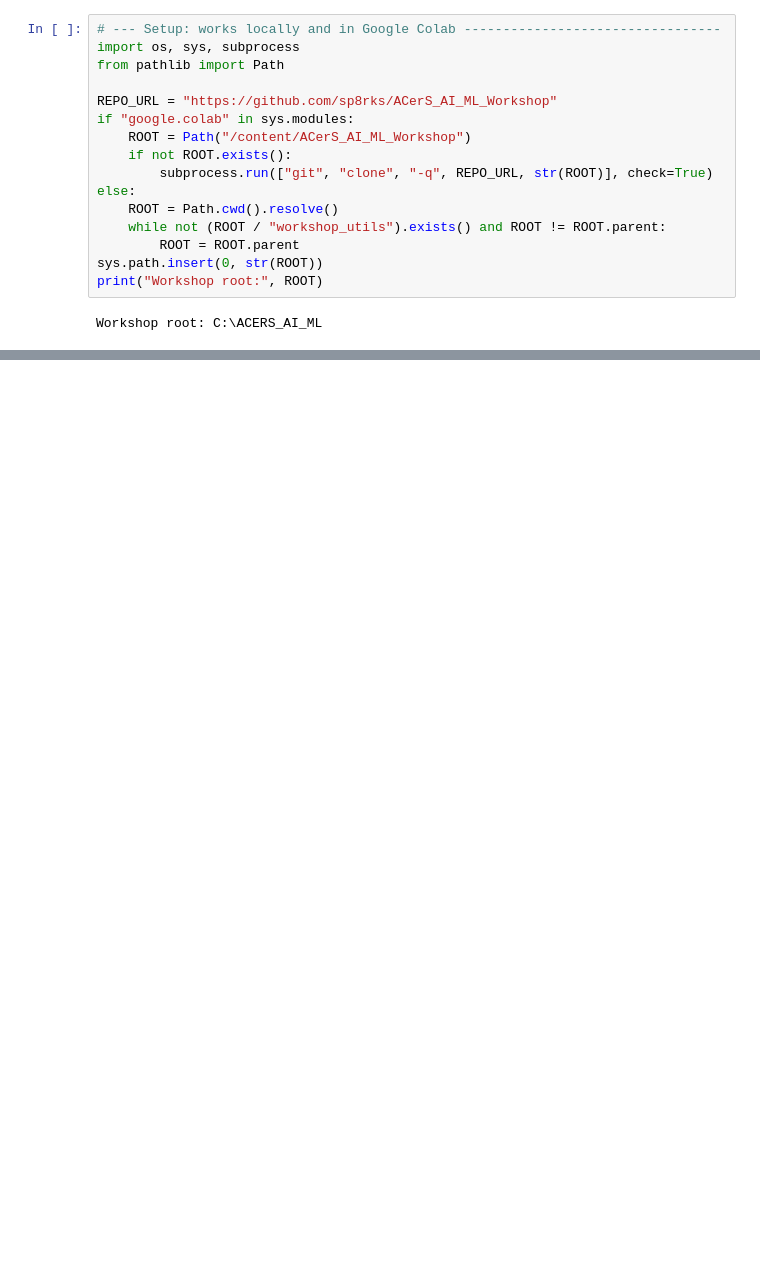
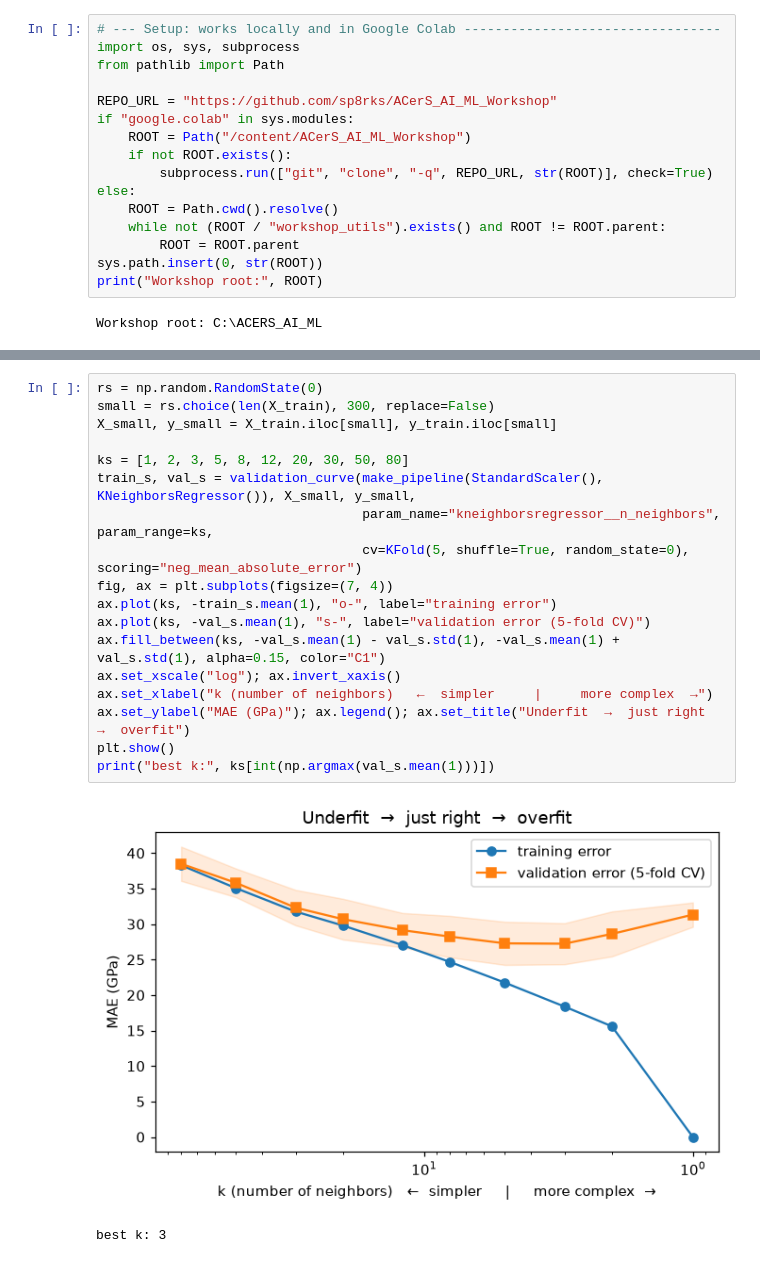
Before and after one commit to sp8rks/ACerS_AI_ML_Workshop, a Jupyter notebook: sessions/03_supervised_learning/03_supervised_learning.ipynb, the cells around one changed output, grey strips where cells are left out. Saved outputs shown, nothing was run; the diff lists cells and outputs as text; blank space fills up the shorter version.

```diff
--- a/sessions/03_supervised_learning/03_supervised_learning.ipynb
+++ b/sessions/03_supervised_learning/03_supervised_learning.ipynb
@@ -272,0 +190,21 @@ Free textbook: [*An Introduction to Statistical Learning*](https://www.statlearn
+# %%
+rs = np.random.RandomState(0)
+small = rs.choice(len(X_train), 300, replace=False)
+X_small, y_small = X_train.iloc[small], y_train.iloc[small]
+
+ks = [1, 2, 3, 5, 8, 12, 20, 30, 50, 80]
+train_s, val_s = validation_curve(make_pipeline(StandardScaler(), KNeighborsRegressor()), X_small, y_small,
+                                  param_name="kneighborsregressor__n_neighbors", param_range=ks,
+                                  cv=KFold(5, shuffle=True, random_state=0), scoring="neg_mean_absolute_error")
+fig, ax = plt.subplots(figsize=(7, 4))
+ax.plot(ks, -train_s.mean(1), "o-", label="training error")
+ax.plot(ks, -val_s.mean(1), "s-", label="validation error (5-fold CV)")
+ax.fill_between(ks, -val_s.mean(1) - val_s.std(1), -val_s.mean(1) + val_s.std(1), alpha=0.15, color="C1")
+ax.set_xscale("log"); ax.invert_xaxis()
+ax.set_xlabel("k (number of neighbors)   ←  simpler     |     more complex  →")
+ax.set_ylabel("MAE (GPa)"); ax.legend(); ax.set_title("Underfit  →  just right  →  overfit")
+plt.show()
+print("best k:", ks[int(np.argmax(val_s.mean(1)))])
+# %% [output]
+[figure, added]
+best k: 3
```
Also changed, not shown: parts of 85 cells of this notebook, 5 other files.
